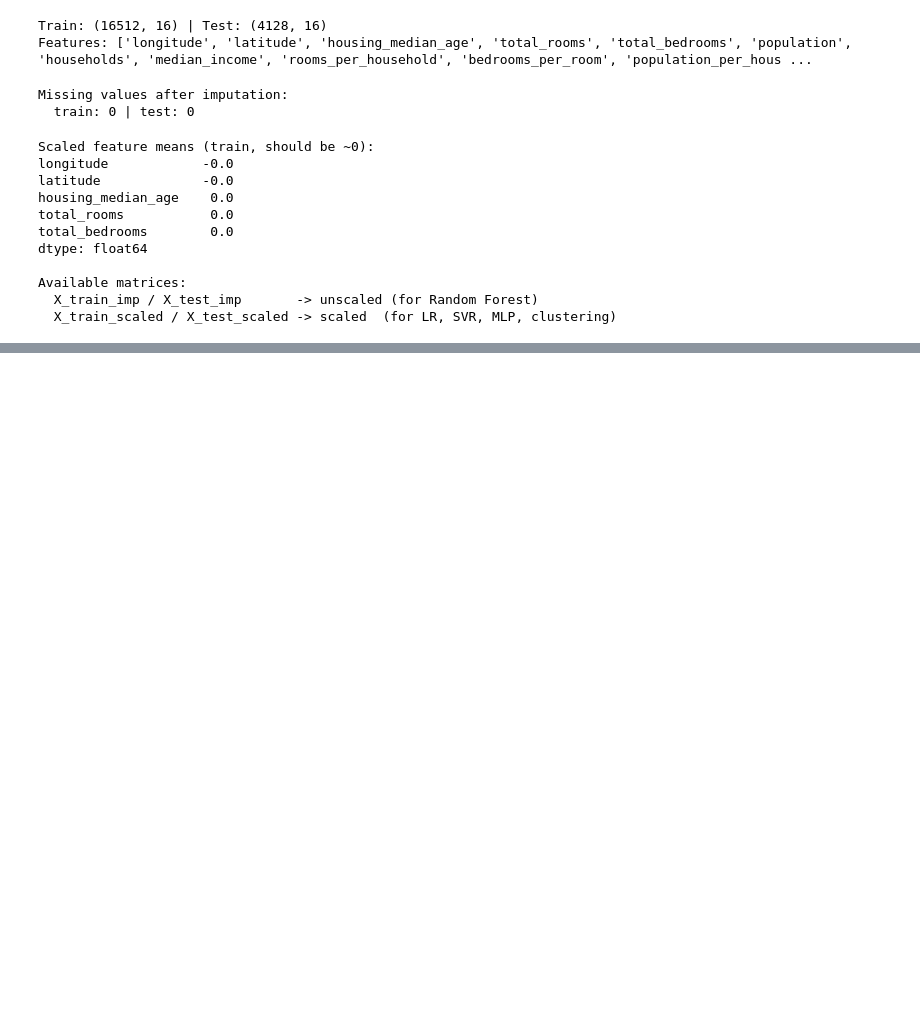
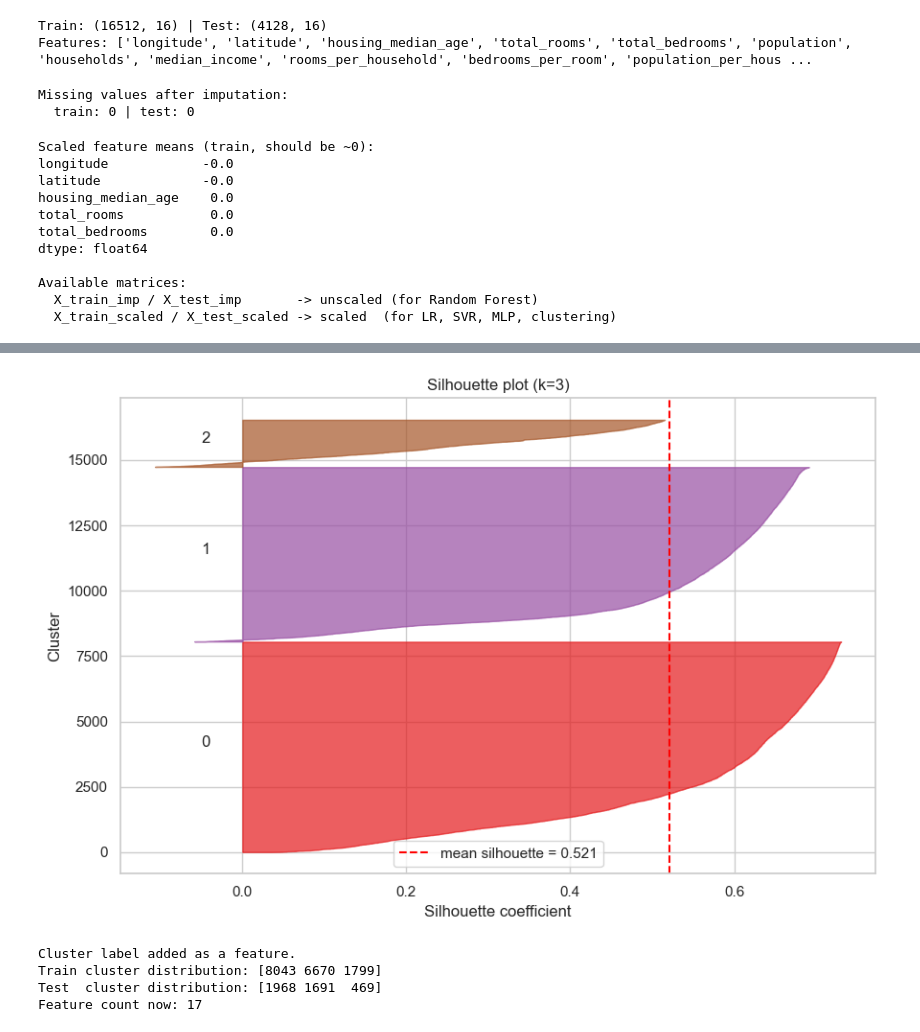
Before and after one commit to Arush70/California-House-Pridictor, a Jupyter notebook: notebooks/Training_Models.ipynb, the cells around one changed output, grey strips where cells are left out. Drawn from its saved outputs; the diff is of its cells as text; code cells hidden in the pictures; blank space fills up the shorter version.

```diff
--- a/notebooks/Training_Models.ipynb
+++ b/notebooks/Training_Models.ipynb
@@ -533,0 +665,66 @@ Available matrices:
+# %%
+# Stage 7d: Silhouette plot for the chosen k (per-sample quality)
+
+
+
+from sklearn.metrics import silhouette_samples
+import matplotlib.cm as cm
+
+sample_vals = silhouette_samples(Xc_train, train_clusters)
+avg_sil = silhouette_score(Xc_train, train_clusters,
+                           sample_size=3000, random_state=RANDOM_STATE)
+
+plt.figure(figsize=(9, 6))
+y_lower = 10
+for i in range(K_FINAL):
+    ith = np.sort(sample_vals[train_clusters == i])
+    size = ith.shape[0]
+    y_upper = y_lower + size
+    color = cm.Set1(i / K_FINAL)
+    plt.fill_betweenx(np.arange(y_lower, y_upper), 0, ith,
+                      facecolor=color, edgecolor=color, alpha=0.7)
+    plt.text(-0.05, y_lower + 0.5 * size, str(i))
+    y_lower = y_upper + 10
+plt.axvline(avg_sil, color="red", linestyle="--",
+            label=f"mean silhouette = {avg_sil:.3f}")
+plt.xlabel("Silhouette coefficient"); plt.ylabel("Cluster")
+plt.title(f"Silhouette plot (k={K_FINAL})")
+plt.legend()
+plt.tight_layout()
+plt.savefig("../figures/silhouette_plot.png", dpi=150, bbox_inches="tight")
+plt.show()
+# %% [output]
+[figure, added]
+# %%
+# Stage 7e: Assign clusters to the TEST set via KNN, then add the
+# cluster label as a feature to both train and test matrices.
+#
+# Per the brief: K-Means is fitted on training data; unseen (test) records
+# receive cluster labels through a KNN classifier trained on the labelled
+# training points. This avoids refitting the clustering on test data (leakage).
+
+
+
+from sklearn.neighbors import KNeighborsClassifier
+
+knn = KNeighborsClassifier(n_neighbors=5)
+knn.fit(Xc_train, train_clusters)
+
+Xc_test = X_test_scaled[cluster_features].values
+test_clusters = knn.predict(Xc_test)
+
+# Add cluster label as a feature (both scaled and unscaled matrices).
+X_train_imp    = X_train_imp.assign(cluster=train_clusters)
+X_test_imp     = X_test_imp.assign(cluster=test_clusters)
+X_train_scaled = X_train_scaled.assign(cluster=train_clusters)
+X_test_scaled  = X_test_scaled.assign(cluster=test_clusters)
+
+print("Cluster label added as a feature.")
+print("Train cluster distribution:", np.bincount(train_clusters))
+print("Test  cluster distribution:", np.bincount(test_clusters))
+print("Feature count now:", X_train_imp.shape[1])
+# %% [output]
+Cluster label added as a feature.
+Train cluster distribution: [8043 6670 1799]
+Test  cluster distribution: [1968 1691  469]
+Feature count now: 17
```
Also changed, not shown: parts of 4 cells of this notebook, 4 other files.
